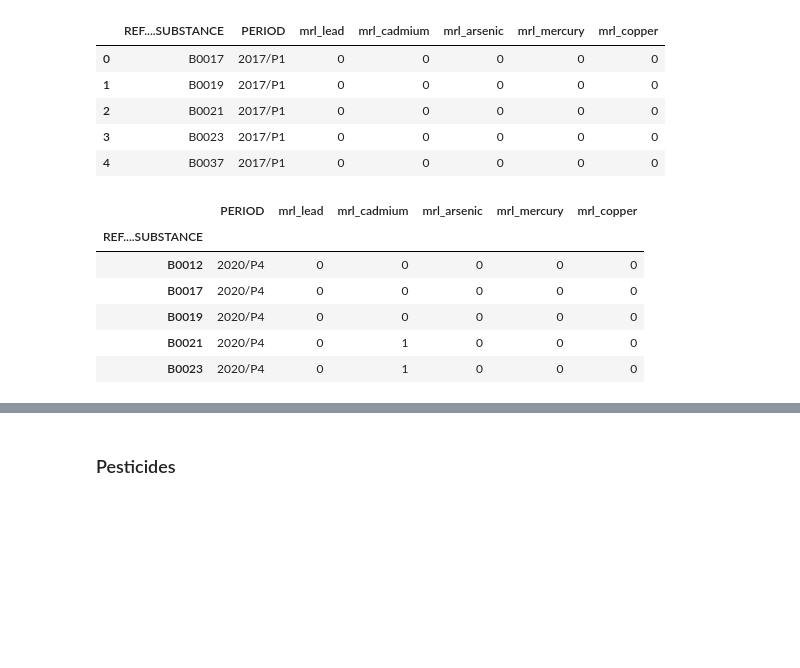
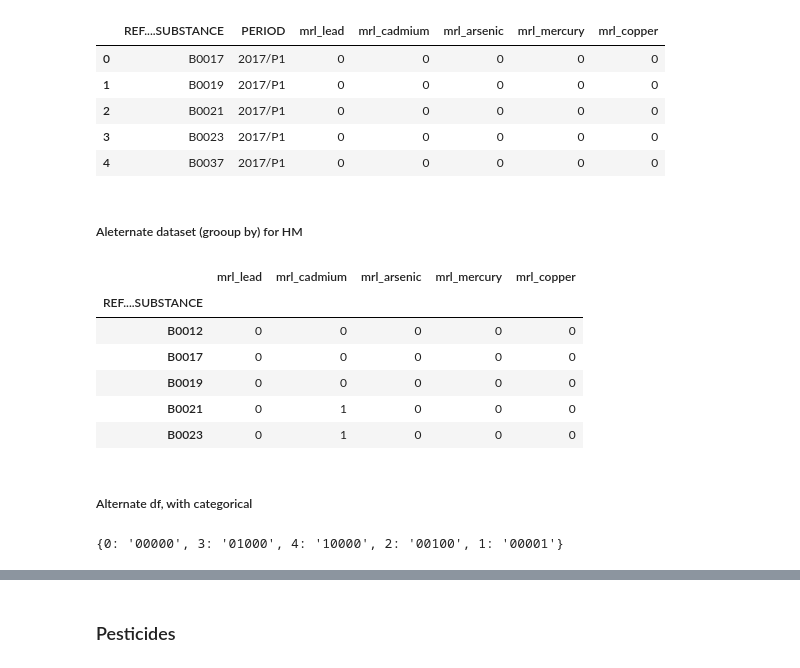
Before and after one commit to Demesmaeker/beeOdiversity, a Jupyter notebook: 01_preprocessing.ipynb, the cells around one changed output, grey strips where cells are left out. Drawn from its saved outputs; the diff is of its cells as text; code cells hidden in the pictures; blank space fills up the shorter version.

Commit message:
merge dataset hm + merge dataset all

```diff
--- a/01_preprocessing.ipynb
+++ b/01_preprocessing.ipynb
@@ -129,14 +129,18 @@ hm_df.head()
 | 2 | B0021 | 2017/P1 | 0 | 0 | 0 | 0 | 0 |
 | 3 | B0023 | 2017/P1 | 0 | 0 | 0 | 0 | 0 |
 | 4 | B0037 | 2017/P1 | 0 | 0 | 0 | 0 | 0 |
+# %% [markdown]
+##### Aleternate dataset (grooup by) for HM
 # %%
-group_hm_df = hm_df.groupby('REF....SUBSTANCE').agg(max)
+group_hm_df = hm_df.groupby('REF....SUBSTANCE').agg(max).drop(columns=['PERIOD'])
 group_hm_df.head()
 # %% [output]
-|  | PERIOD | mrl_lead | mrl_cadmium | mrl_arsenic | mrl_mercury | mrl_copper |
-| REF....SUBSTANCE |  |  |  |  |  |  |
-| B0012 | 2020/P4 | 0 | 0 | 0 | 0 | 0 |
-| B0017 | 2020/P4 | 0 | 0 | 0 | 0 | 0 |
-| B0019 | 2020/P4 | 0 | 0 | 0 | 0 | 0 |
-| B0021 | 2020/P4 | 0 | 1 | 0 | 0 | 0 |
-| B0023 | 2020/P4 | 0 | 1 | 0 | 0 | 0 |
+|  | mrl_lead | mrl_cadmium | mrl_arsenic | mrl_mercury | mrl_copper |
+| REF....SUBSTANCE |  |  |  |  |  |
+| B0012 | 0 | 0 | 0 | 0 | 0 |
+| B0017 | 0 | 0 | 0 | 0 | 0 |
+| B0019 | 0 | 0 | 0 | 0 | 0 |
+| B0021 | 0 | 1 | 0 | 0 | 0 |
+| B0023 | 0 | 1 | 0 | 0 | 0 |
+# %% [markdown]
+##### Alternate df, with categorical
@@ -142,0 +155,8 @@ group_hm_df.head()
+# %%
+cat_hm_df['cat'] = cat_hm_df['cat'].astype('category')
+cat_hm_df['cat_label'] = cat_hm_df['cat'].cat.codes
+
+labels = cat_hm_df.set_index('cat_label')['cat'].to_dict()
+labels
+# %% [output]
+{0: '00000', 3: '01000', 4: '10000', 2: '00100', 1: '00001'}
```
Also changed, not shown: parts of 55 cells of this notebook, 3 other files.
